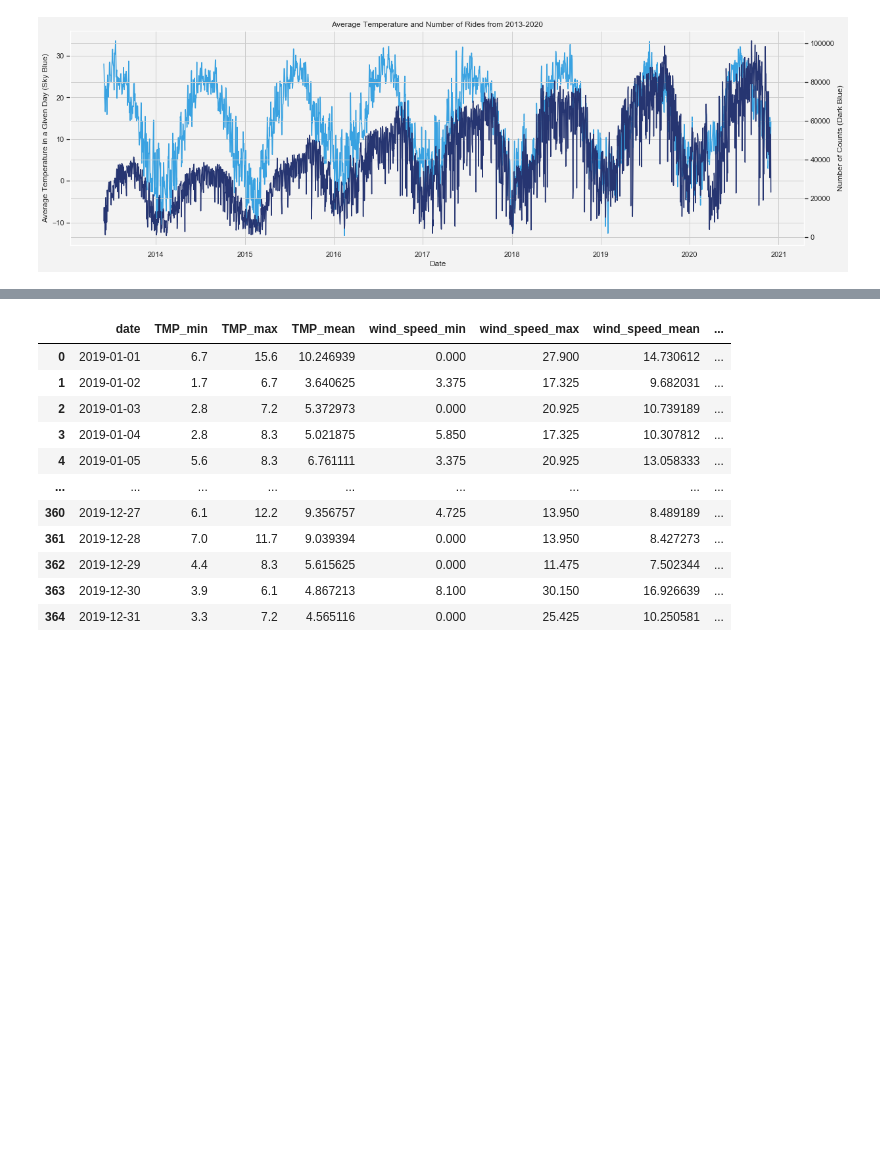
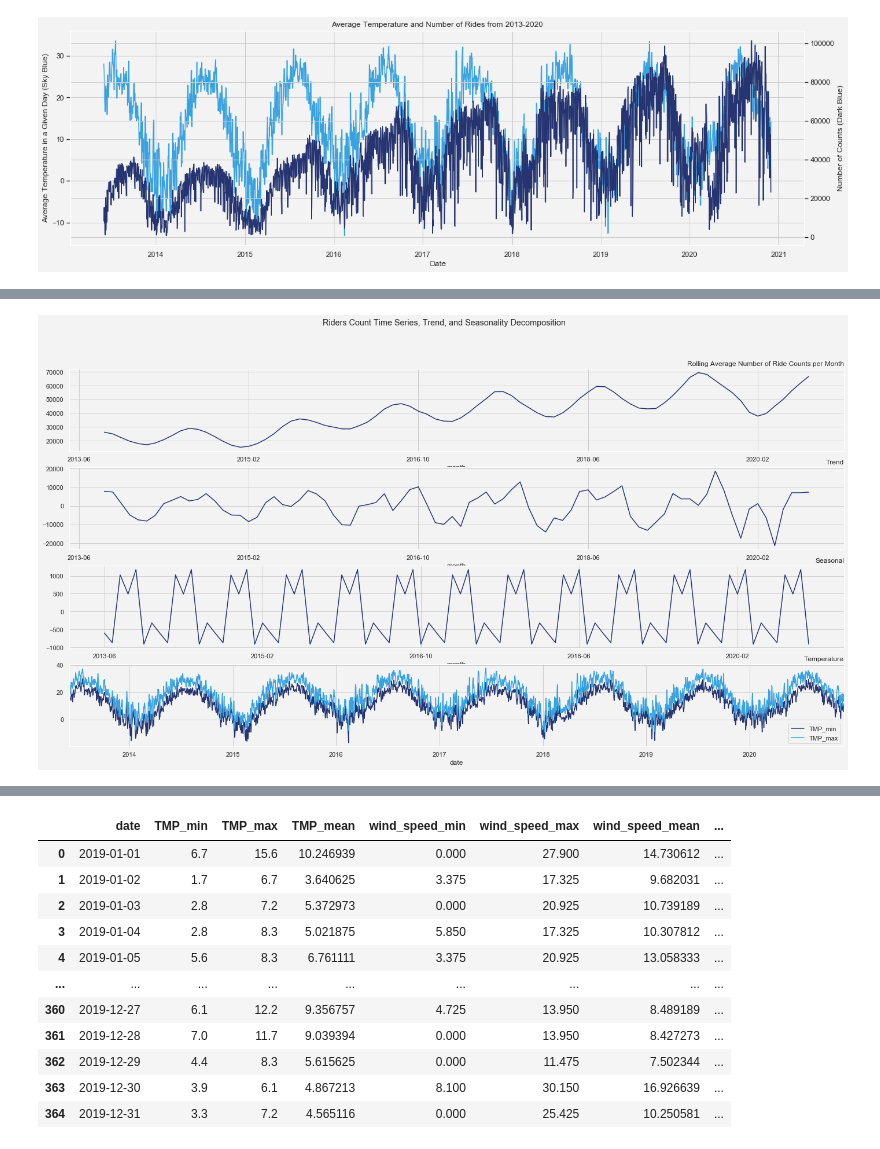
Before and after one commit to evan-kiolbassa/citibike, a Jupyter notebook: EDA/EDA_Weather.ipynb, the cells around one changed output, grey strips where cells are left out. Saved outputs shown, nothing was run; the diff lists cells and outputs as text; code cells hidden in the pictures; blank space fills up the shorter version.

Commit message:
time series decomposition

```diff
--- a/EDA/EDA_Weather.ipynb
+++ b/EDA/EDA_Weather.ipynb
@@ -433,0 +300,2 @@ Text(0, 0.5, 'Number of Counts (Dark Blue)')
+# %%
+combined['month'] = combined['date'].dt.strftime('%Y-%m')
@@ -433,0 +318,5 @@ Text(0, 0.5, 'Number of Counts (Dark Blue)')
+# %%
+combined_monthly = combined.groupby(['month'])[['counts']].agg(['mean'])
+combined_monthly.columns = ["_".join(x) for x in combined_monthly.columns.ravel()]
+# %%
+combined_monthly = combined_monthly.rolling(window = 3)
@@ -433,0 +327,10 @@ Text(0, 0.5, 'Number of Counts (Dark Blue)')
+# %%
+# Import statsmodels.api as sm
+import statsmodels.api as sm
+
+# Perform time series decompositon
+decomposition = sm.tsa.seasonal_decompose(combined_monthly, model = 'additive', freq = 7)
+
+# Extract the trend and seasonal components
+trend = decomposition.trend
+seasonal = decomposition.seasonal
@@ -433,0 +369,16 @@ Text(0, 0.5, 'Number of Counts (Dark Blue)')
+# %%
+fig, (ax1,ax2,ax3, ax4) = plt.subplots(4,1, figsize=(24,12))
+colors = ["#263571", "#39a2e1", "#263571"]
+sns.set_palette(sns.color_palette(colors))
+fig.suptitle('Riders Count Time Series, Trend, and Seasonality Decomposition')
+decomposition.trend.plot(ax=ax1, color = colors)
+decomposition.resid.plot(ax=ax2, color = colors)
+decomposition.seasonal.plot(ax=ax3, color = colors)
+daily_temp2.plot(ax=ax4, color = colors)
+ax1.set_title('Rolling Average Number of Ride Counts per Month',loc = 'right')
+ax2.set_title('Trend', loc = 'right')
+ax3.set_title('Seasonal', loc = 'right')
+ax4.set_title('Temperature', loc = 'right')
+plt.show()
+# %% [output]
+[figure, added]
```
Also changed, not shown: parts of 52 cells of this notebook, 2 other files.
